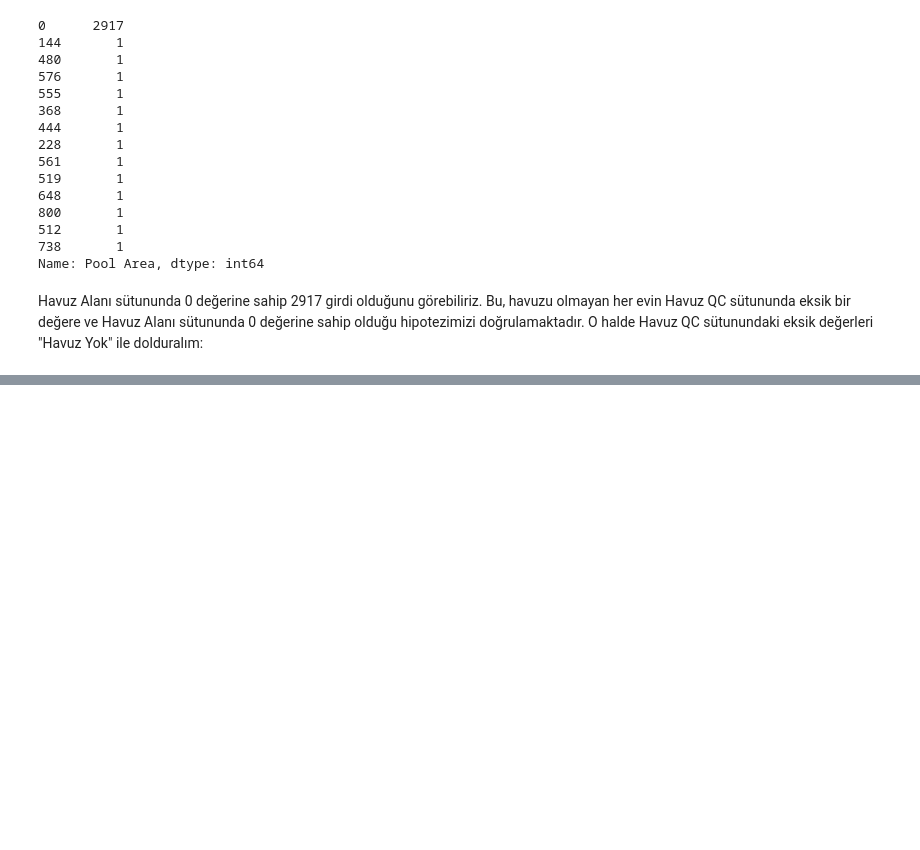
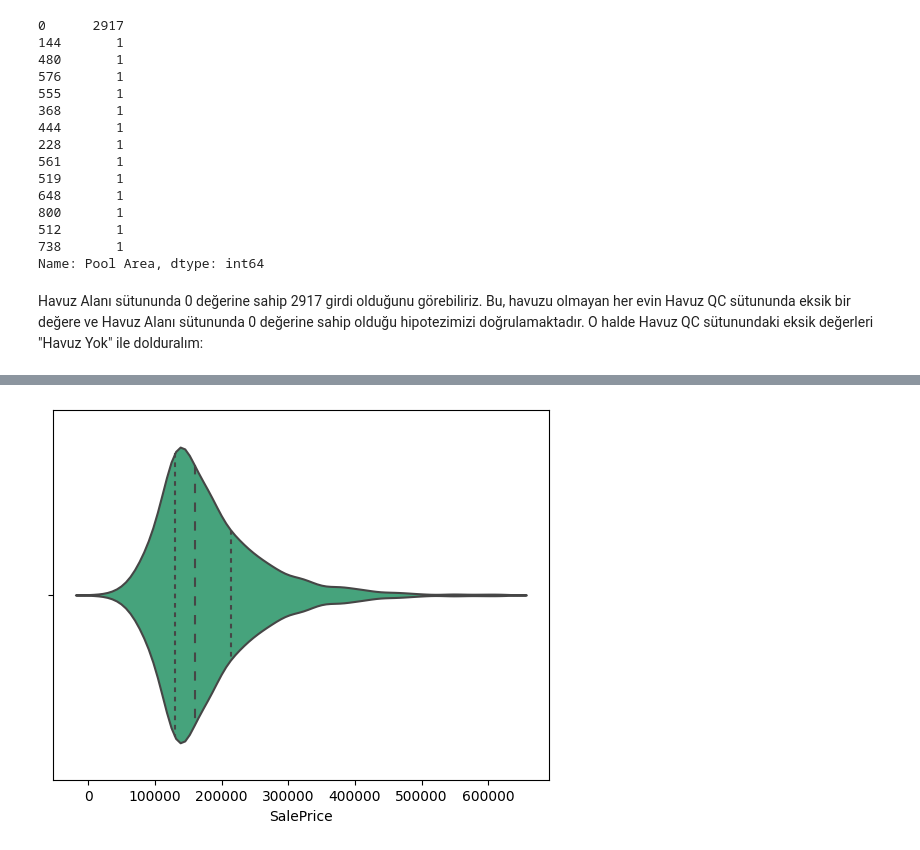
Before and after one commit to mucahituzak/KampIntro, a Jupyter notebook: VeriMadenciligiFinalEvFiyatlariTahmini.ipynb, the cells around one changed output, grey strips where cells are left out. Cells and saved outputs as stored; diff of their text form; code cells hidden in the pictures; blank space fills up the shorter version.

```diff
--- a/VeriMadenciligiFinalEvFiyatlariTahmini.ipynb
+++ b/VeriMadenciligiFinalEvFiyatlariTahmini.ipynb
@@ -163,0 +369,2 @@ dataset["Pool QC"].fillna("No Pool", inplace=True)
+# %%
+dataset.reset_index(drop=True, inplace=True)
@@ -163,0 +377,2 @@ dataset["Pool QC"].fillna("No Pool", inplace=True)
+# %%
+dataset.drop(['Order', 'PID'], axis=1, inplace=True)
@@ -163,0 +390,4 @@ dataset["Pool QC"].fillna("No Pool", inplace=True)
+# %%
+sns.violinplot(x=dataset['SalePrice'], inner="quartile", color="#36B37E");
+# %% [output]
+[figure, added]
```
Also changed, not shown: parts of 220 cells of this notebook.
